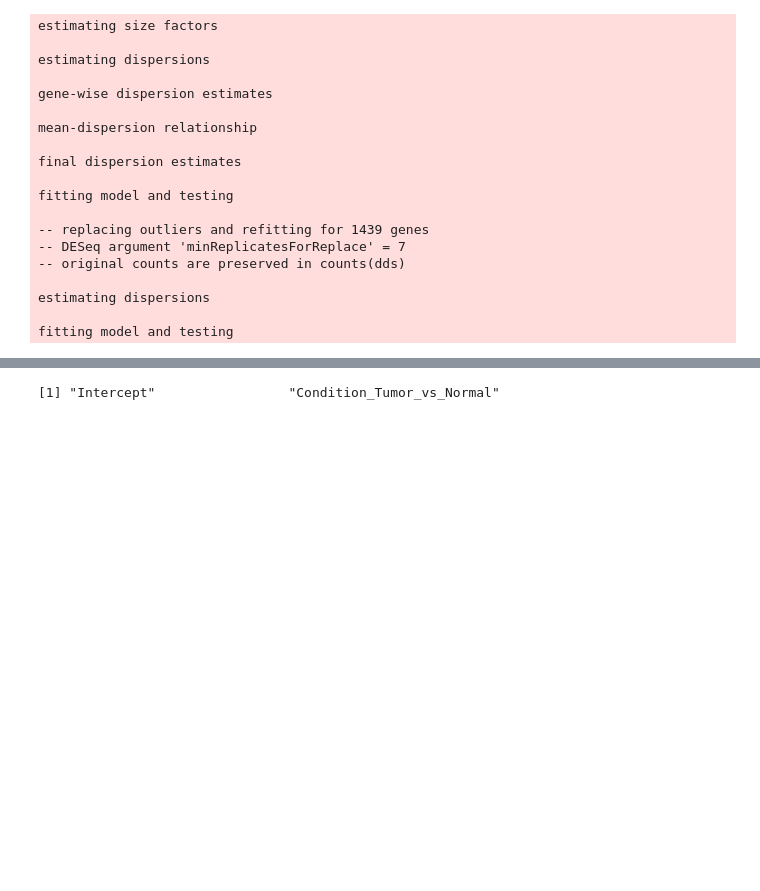
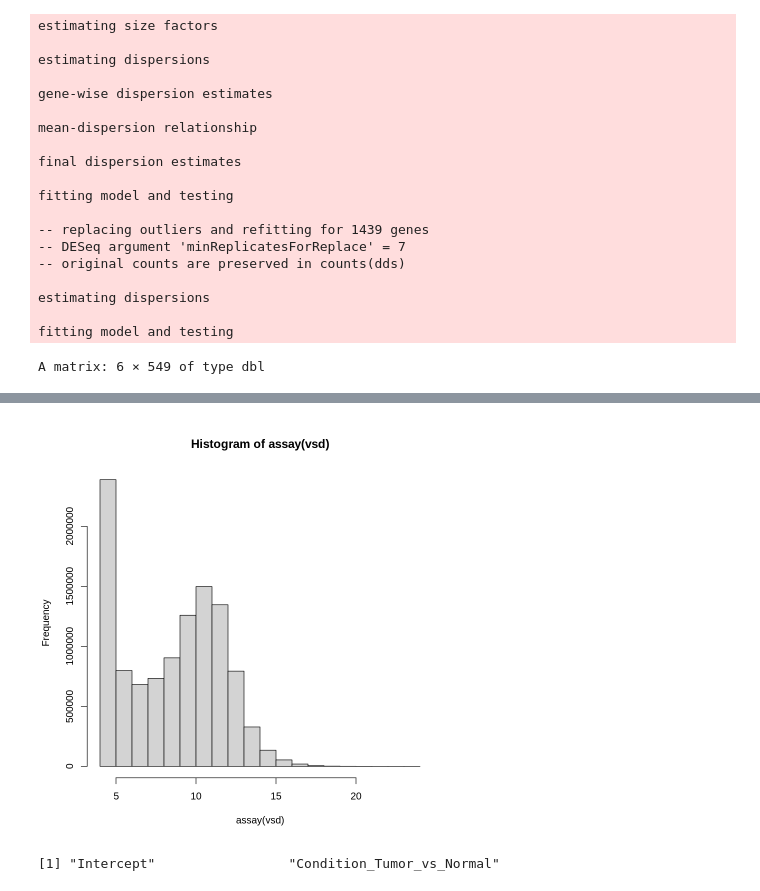
Before and after one commit to SanandhKumar02/MiniProject_ProstateCancer, a Jupyter notebook: R_ProstateCancer_DESeq2.ipynb, the cells around one changed output, grey strips where cells are left out. Drawn from its saved outputs; the diff is of its cells as text; code cells hidden in the pictures; blank space fills up the shorter version.

```diff
--- a/R_ProstateCancer_DESeq2.ipynb
+++ b/R_ProstateCancer_DESeq2.ipynb
@@ -232,3 +200,10 @@ fitting model and testing
 estimating dispersions
 
 fitting model and testing
+# %%
+vsd <- varianceStabilizingTransformation(mrna_dds, blind=FALSE)
+# %%
+head(assay(vsd))
+hist(assay(vsd))
+# %% [output]
+A matrix: 6 × 549 of type dbl
@@ -235,3 +217,4 @@ fitting model and testing
+[figure, added]
 # %%
 resultsNames(mrna_dds)
 # %% [output]
```
Also changed, not shown: parts of 9 cells of this notebook.
